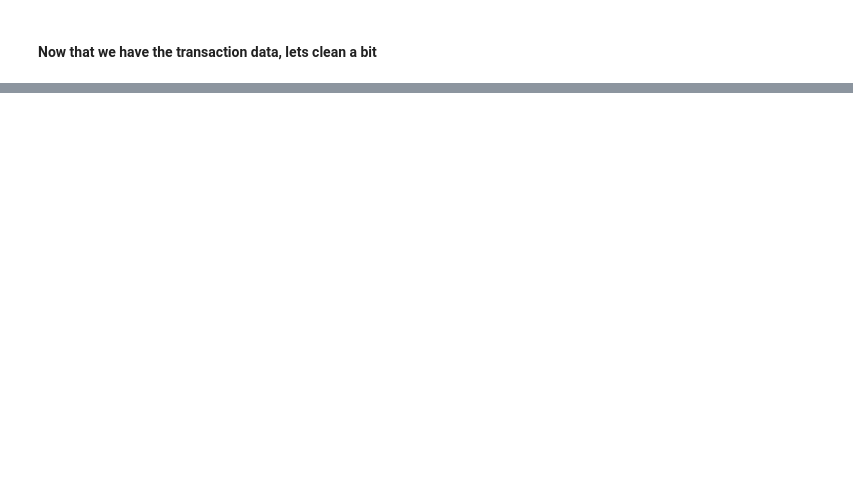
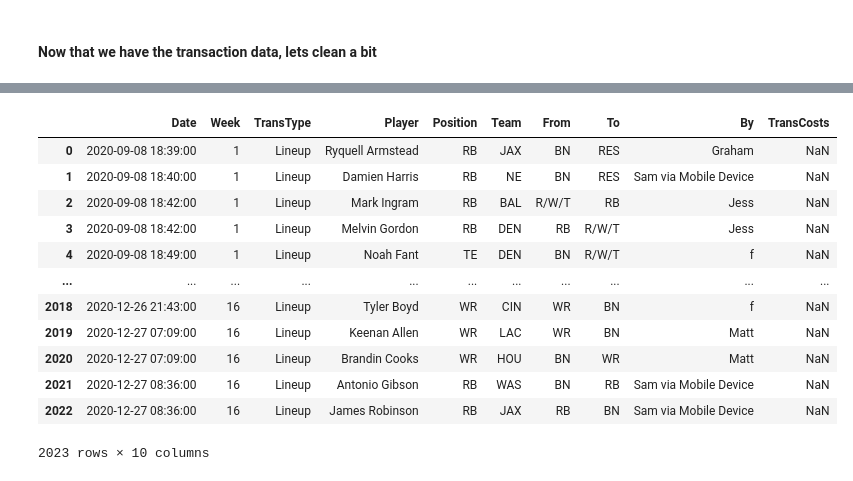
Before and after one commit to FFxML/CanadaBalls, a Jupyter notebook: TransactionSoup.ipynb, the cells around one changed output, grey strips where cells are left out. Cells and saved outputs as stored; diff of their text form; code cells hidden in the pictures; blank space fills up the shorter version.

```diff
--- a/TransactionSoup.ipynb
+++ b/TransactionSoup.ipynb
@@ -85,0 +279,10 @@ tables
+# %%
+trans = pd.concat([Normal,DEF,trades], axis = 0, ignore_index = True)
+trans = trans[['Date', 'Week', 'TransType', 'Player', 'Position', 'Team', 'From', 'To', 'By', ]]
+trans['Date'] = trans['Date'].apply(lambda x: datetime.datetime.strptime(('2020 '+x),'%Y %b %d, %I:%M%p'))
+trans = trans.sort_values(by='Date').reset_index(drop = True)
+trans['Player'] = trans['Player'].str.strip()
+trans['Team'] = trans['Team'].str.strip()
+trans['Position'] = trans['Position'].str.strip()
+trans.loc[trans['Team'].isna(),'Team'] = 'No Team'
+trans
@@ -85,0 +303,3 @@ tables
+# %%
+pd.set_option('display.max_rows', 20)
+trans['TransType'].value_counts()
@@ -86 +330,19 @@ tables
+# %%
+trans['TransCosts'] = trans['To'].str.split("(").str[1].str.split(")").str[0]
+trans['To'] = trans['To'].str.split("(").str[0].str.strip()
+trans
+# %% [output]
+|  | Date | Week | TransType | Player | Position | Team | From | To | By | TransCosts |
+| 0 | 2020-09-08 18:39:00 | 1 | Lineup | Ryquell Armstead | RB | JAX | BN | RES | Graham | NaN |
+| 1 | 2020-09-08 18:40:00 | 1 | Lineup | Damien Harris | RB | NE | BN | RES | Sam via Mobile Device | NaN |
+| 2 | 2020-09-08 18:42:00 | 1 | Lineup | Mark Ingram | RB | BAL | R/W/T | RB | Jess | NaN |
+| 3 | 2020-09-08 18:42:00 | 1 | Lineup | Melvin Gordon | RB | DEN | RB | R/W/T | Jess | NaN |
+| 4 | 2020-09-08 18:49:00 | 1 | Lineup | Noah Fant | TE | DEN | BN | R/W/T | f | NaN |
+| ... | ... | ... | ... | ... | ... | ... | ... | ... | ... | ... |
+| 2018 | 2020-12-26 21:43:00 | 16 | Lineup | Tyler Boyd | WR | CIN | WR | BN | f | NaN |
+| 2019 | 2020-12-27 07:09:00 | 16 | Lineup | Keenan Allen | WR | LAC | WR | BN | Matt | NaN |
+| 2020 | 2020-12-27 07:09:00 | 16 | Lineup | Brandin Cooks | WR | HOU | BN | WR | Matt | NaN |
+| 2021 | 2020-12-27 08:36:00 | 16 | Lineup | Antonio Gibson | RB | WAS | BN | RB | Sam via Mobile Device | NaN |
+| 2022 | 2020-12-27 08:36:00 | 16 | Lineup | James Robinson | RB | JAX | RB | BN | Sam via Mobile Device | NaN |
+2023 rows × 10 columns
 # %%
```
Also changed, not shown: parts of 34 cells of this notebook, 1 other file.
